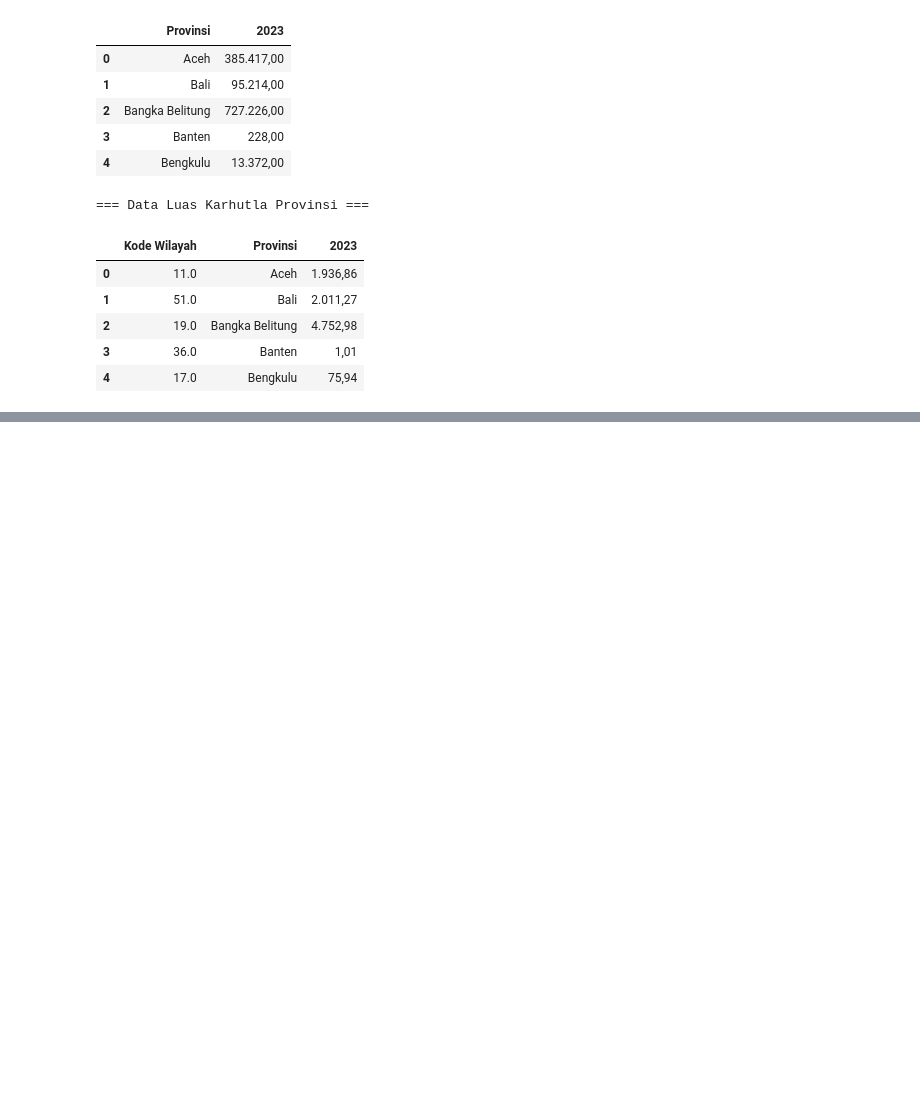
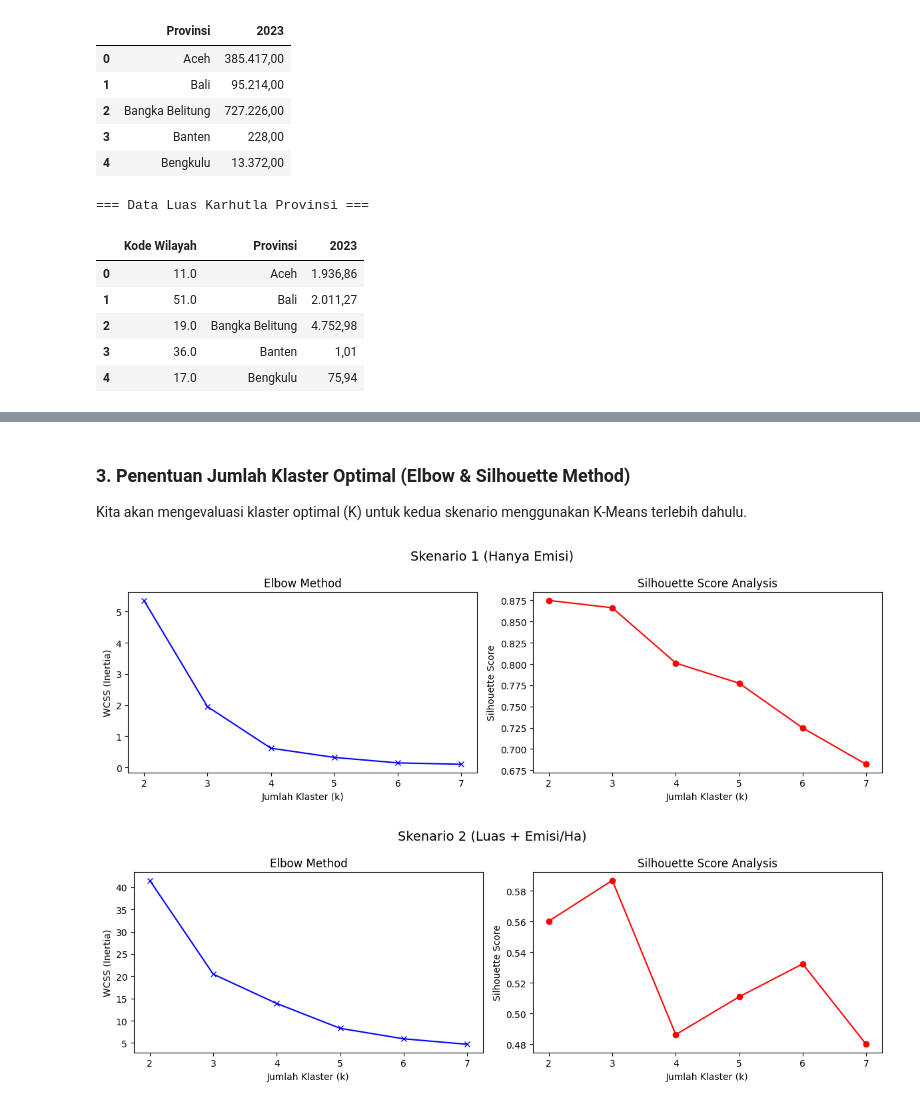
Before and after one commit to ImNotDanish05/2026_Pembelajaran-Mesin_TI-3A, a Jupyter notebook: Week_11/Main.ipynb, the cells around one changed output, grey strips where cells are left out. Drawn from its saved outputs; the diff is of its cells as text; code cells hidden in the pictures; blank space fills up the shorter version.

```diff
--- a/Week_11/Main.ipynb
+++ b/Week_11/Main.ipynb
@@ -34,0 +125,38 @@ display(df_karhutla.head())
+# %% [markdown]
+### 3. Penentuan Jumlah Klaster Optimal (Elbow & Silhouette Method)
+Kita akan mengevaluasi klaster optimal (K) untuk kedua skenario menggunakan K-Means terlebih dahulu.
+# %%
+from sklearn.cluster import KMeans
+from sklearn.metrics import silhouette_score
+
+# List untuk menampung metrik evaluasi
+for label, X in [("Skenario 1 (Hanya Emisi)", X_sc1), ("Skenario 2 (Luas + Emisi/Ha)", X_sc2)]:
+    wcss = []
+    sil_scores = []
+    k_range = range(2, 8)
+
+    for k in k_range:
+        kmeans = KMeans(n_clusters=k, random_state=42, n_init=10)
+        kmeans.fit(X)
+        wcss.append(kmeans.inertia_)
+        sil_scores.append(silhouette_score(X, kmeans.labels_))
+
+    # Plotting
+    fig, ax1 = plt.subplots(1, 2, figsize=(12, 4))
+    fig.suptitle(label, fontsize=14)
+
+    ax1[0].plot(k_range, wcss, 'bx-')
+    ax1[0].set_xlabel('Jumlah Klaster (k)')
+    ax1[0].set_ylabel('WCSS (Inertia)')
+    ax1[0].set_title('Elbow Method')
+
+    ax1[1].plot(k_range, sil_scores, 'ro-')
+    ax1[1].set_xlabel('Jumlah Klaster (k)')
+    ax1[1].set_ylabel('Silhouette Score')
+    ax1[1].set_title('Silhouette Score Analysis')
+
+    plt.tight_layout()
+    plt.show()
+# %% [output]
+[figure, added]
+[figure, added]
```
Also changed, not shown: parts of 10 cells of this notebook.
